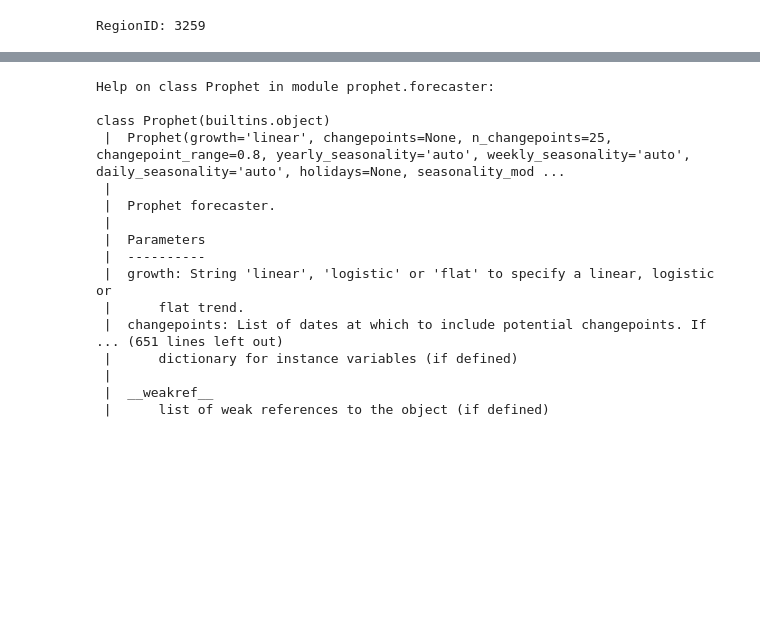
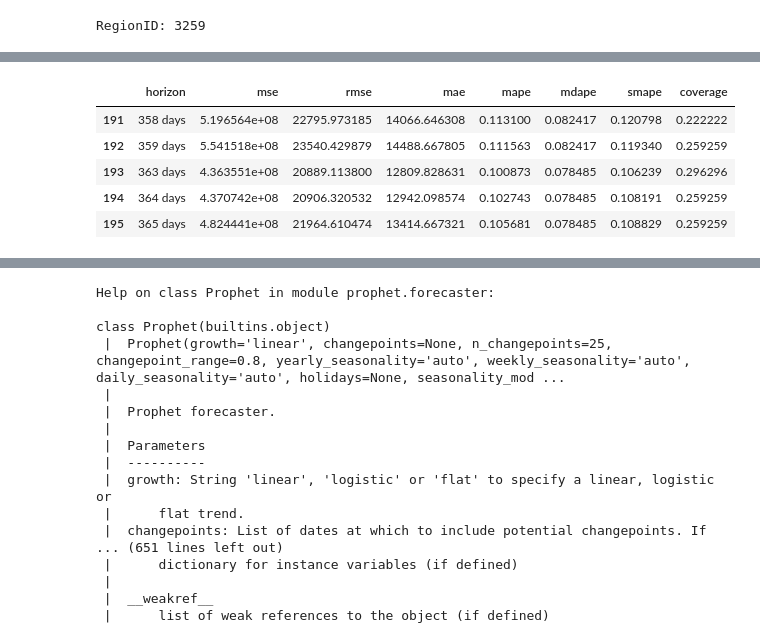
Before and after one commit to dfquinn23/Project_1, a Jupyter notebook: Zillow/home_values_county.ipynb, the cells around one changed output, grey strips where cells are left out. Saved outputs shown, nothing was run; the diff lists cells and outputs as text; code cells hidden in the pictures; blank space fills up the shorter version.

```diff
--- a/Zillow/home_values_county.ipynb
+++ b/Zillow/home_values_county.ipynb
@@ -326,0 +370,12 @@ RegionID: 3259
+# %%
+from prophet.diagnostics import performance_metrics
+df_p = performance_metrics(df_cv)
+#df_p.head()
+df_p.tail()
+# %% [output]
+|  | horizon | mse | rmse | mae | mape | mdape | smape | coverage |
+| 191 | 358 days | 5.196564e+08 | 22795.973185 | 14066.646308 | 0.113100 | 0.082417 | 0.120798 | 0.222222 |
+| 192 | 359 days | 5.541518e+08 | 23540.429879 | 14488.667805 | 0.111563 | 0.082417 | 0.119340 | 0.259259 |
+| 193 | 363 days | 4.363551e+08 | 20889.113800 | 12809.828631 | 0.100873 | 0.078485 | 0.106239 | 0.296296 |
+| 194 | 364 days | 4.370742e+08 | 20906.320532 | 12942.098574 | 0.102743 | 0.078485 | 0.108191 | 0.259259 |
+| 195 | 365 days | 4.824441e+08 | 21964.610474 | 13414.667321 | 0.105681 | 0.078485 | 0.108829 | 0.259259 |
```
Also changed, not shown: parts of 10 cells of this notebook, 4 other files.
